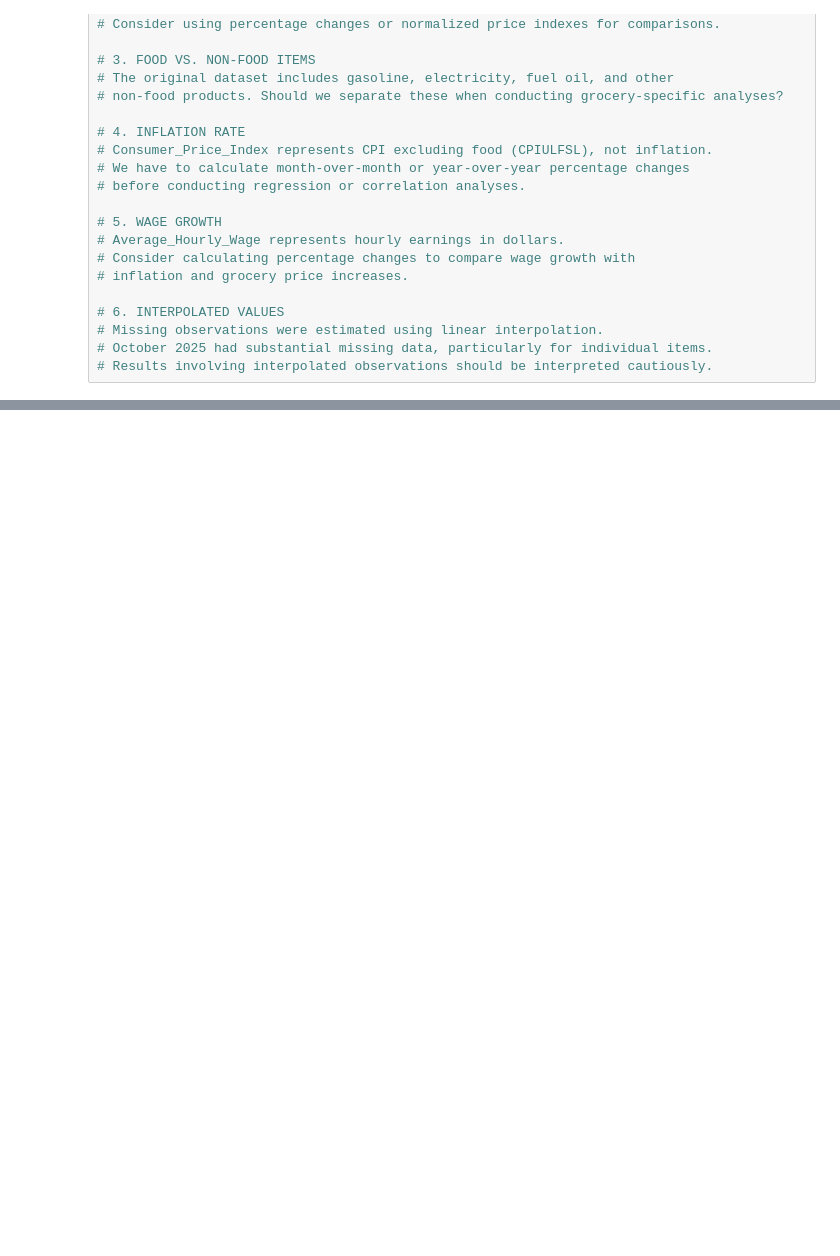
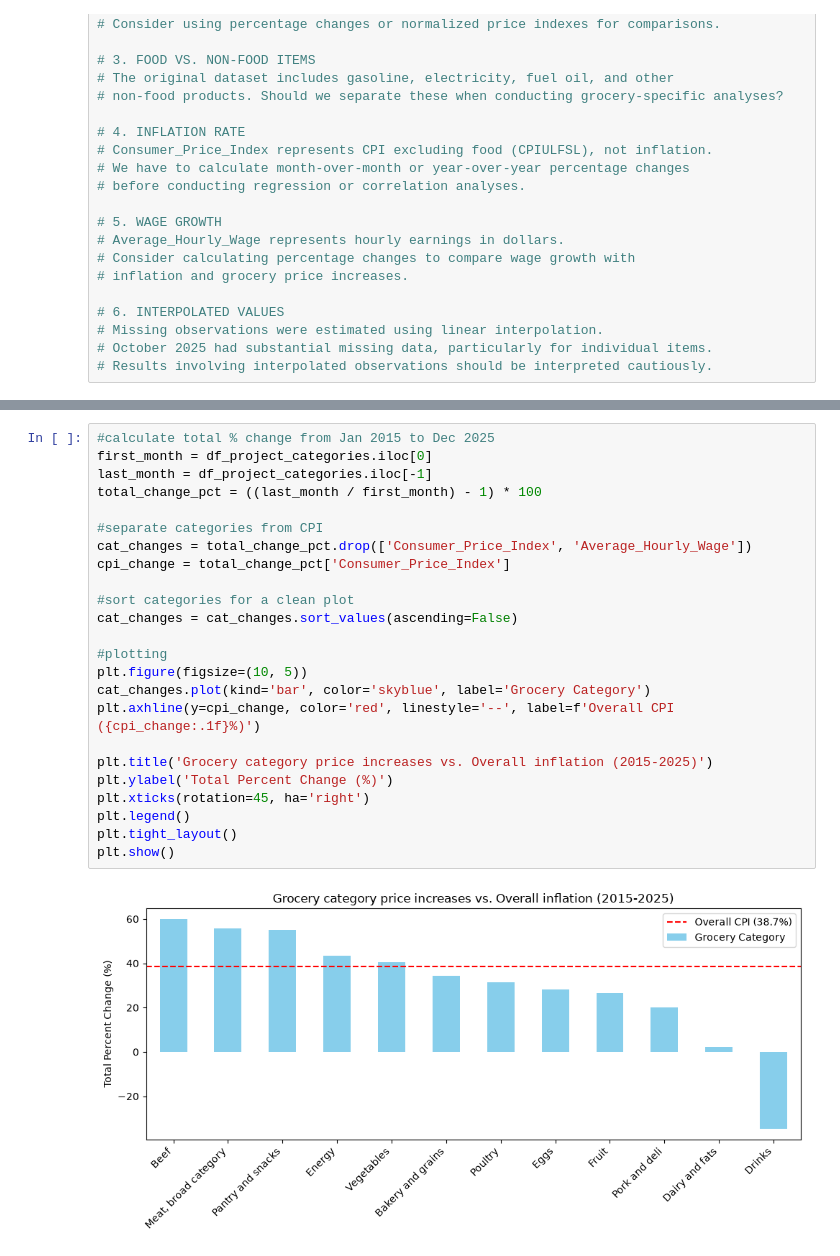
Before and after one commit to thalitacalzzetta/groceries_inflation_project, a Jupyter notebook: data_cleaning.ipynb, the cells around one changed output, grey strips where cells are left out. Drawn from its saved outputs; the diff is of its cells as text; blank space fills up the shorter version.

```diff
--- a/data_cleaning.ipynb
+++ b/data_cleaning.ipynb
@@ -548,0 +357,26 @@ fig.show()
+# %%
+#calculate total % change from Jan 2015 to Dec 2025
+first_month = df_project_categories.iloc[0]
+last_month = df_project_categories.iloc[-1]
+total_change_pct = ((last_month / first_month) - 1) * 100
+
+#separate categories from CPI
+cat_changes = total_change_pct.drop(['Consumer_Price_Index', 'Average_Hourly_Wage'])
+cpi_change = total_change_pct['Consumer_Price_Index']
+
+#sort categories for a clean plot
+cat_changes = cat_changes.sort_values(ascending=False)
+
+#plotting
+plt.figure(figsize=(10, 5))
+cat_changes.plot(kind='bar', color='skyblue', label='Grocery Category')
+plt.axhline(y=cpi_change, color='red', linestyle='--', label=f'Overall CPI ({cpi_change:.1f}%)')
+
+plt.title('Grocery category price increases vs. Overall inflation (2015-2025)')
+plt.ylabel('Total Percent Change (%)')
+plt.xticks(rotation=45, ha='right')
+plt.legend()
+plt.tight_layout()
+plt.show()
+# %% [output]
+[figure, added]
```
Also changed, not shown: parts of 9 cells of this notebook, 2 other files.
